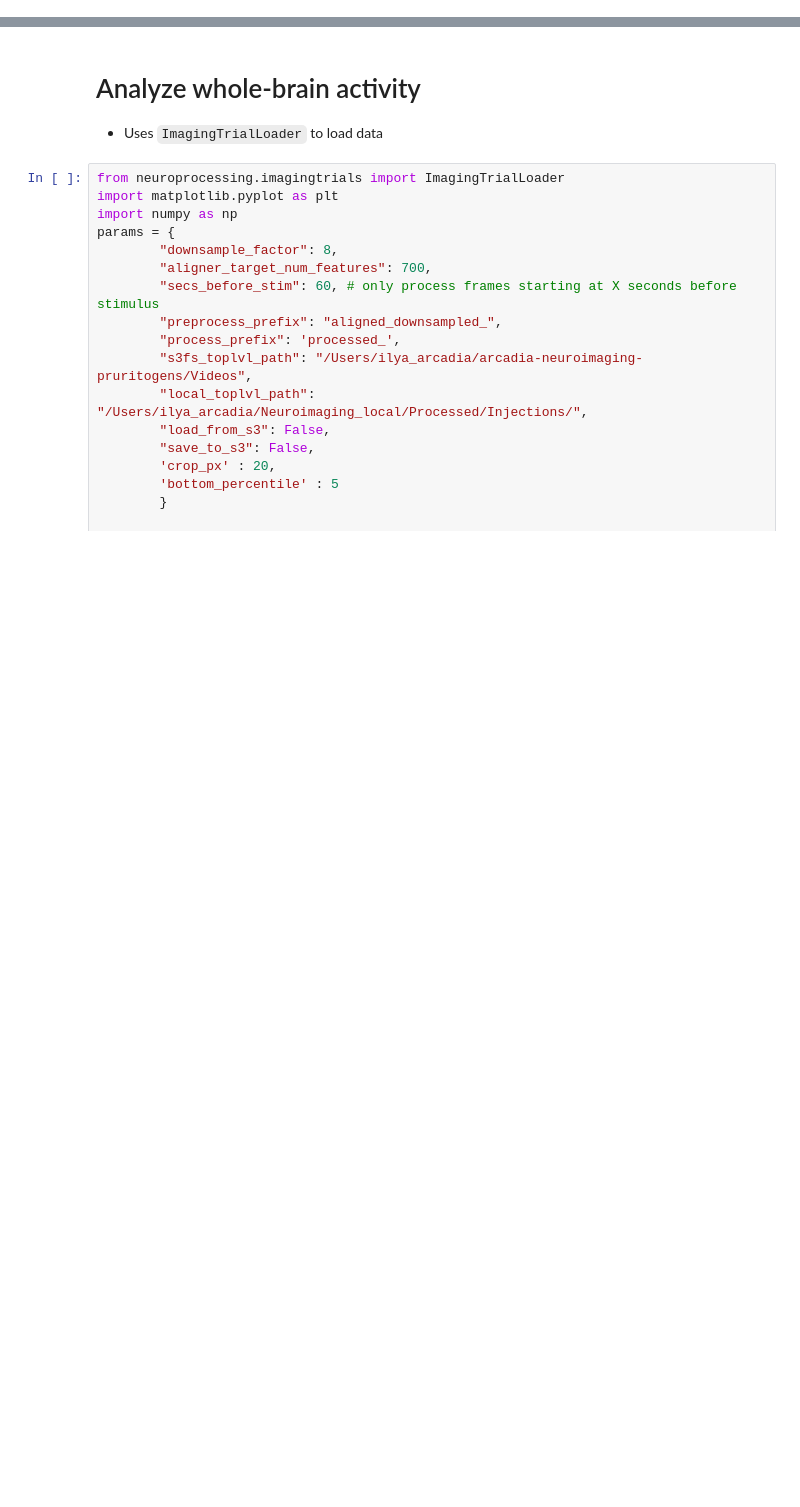
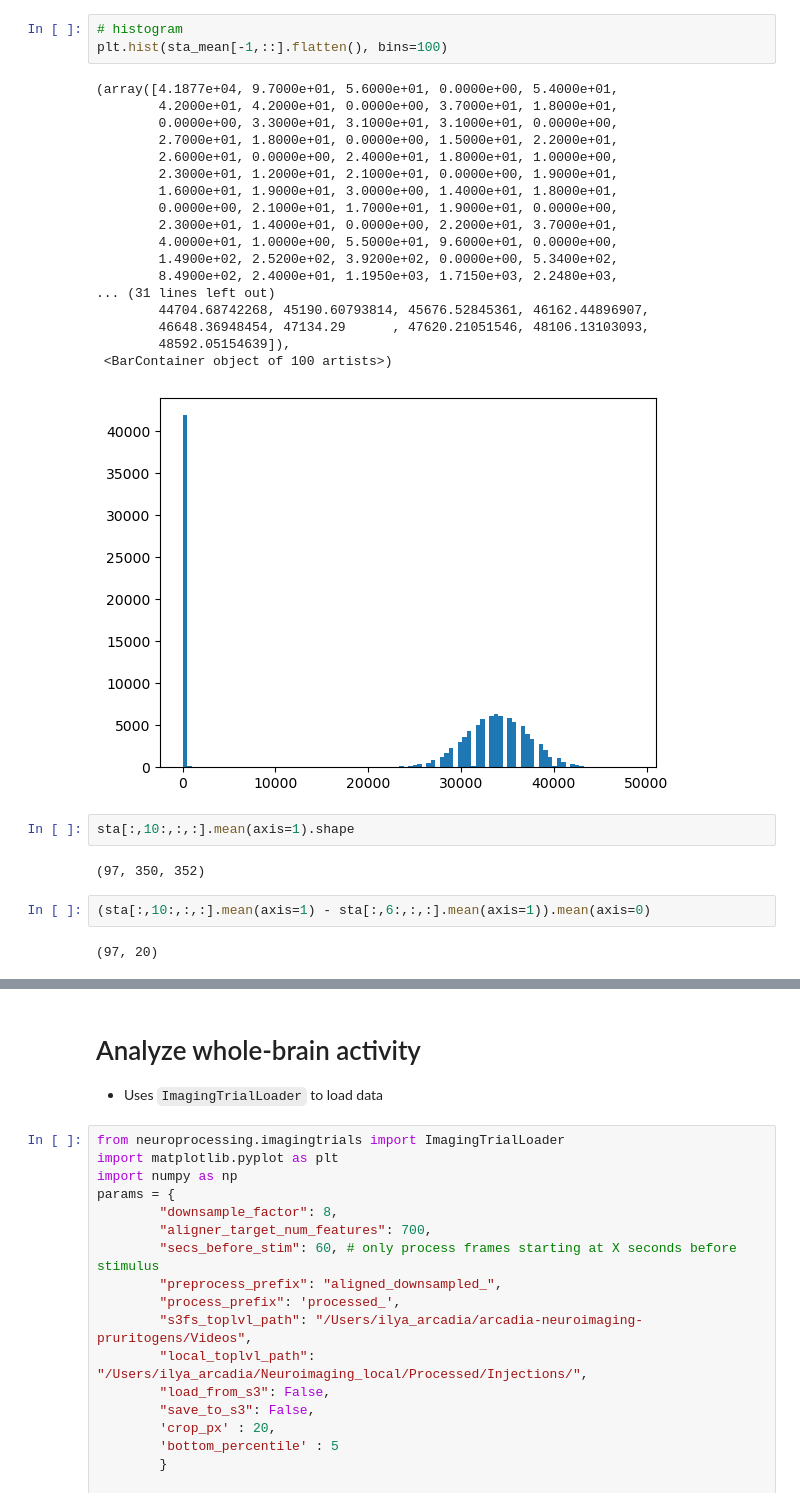
Before and after one commit to Arcadia-Science/2024-sensory-neuroimaging, a Jupyter notebook: notebooks/injection_analysis.ipynb, the cells around one changed output, grey strips where cells are left out. Saved outputs shown, nothing was run; the diff lists cells and outputs as text; blank space fills up the shorter version.

```diff
--- a/notebooks/injection_analysis.ipynb
+++ b/notebooks/injection_analysis.ipynb
@@ -0,0 +102,30 @@
+# %%
+# histogram
+plt.hist(sta_mean[-1,::].flatten(), bins=100)
+# %% [output]
+(array([4.1877e+04, 9.7000e+01, 5.6000e+01, 0.0000e+00, 5.4000e+01,
+        4.2000e+01, 4.2000e+01, 0.0000e+00, 3.7000e+01, 1.8000e+01,
+        0.0000e+00, 3.3000e+01, 3.1000e+01, 3.1000e+01, 0.0000e+00,
+        2.7000e+01, 1.8000e+01, 0.0000e+00, 1.5000e+01, 2.2000e+01,
+        2.6000e+01, 0.0000e+00, 2.4000e+01, 1.8000e+01, 1.0000e+00,
+        2.3000e+01, 1.2000e+01, 2.1000e+01, 0.0000e+00, 1.9000e+01,
+        1.6000e+01, 1.9000e+01, 3.0000e+00, 1.4000e+01, 1.8000e+01,
+        0.0000e+00, 2.1000e+01, 1.7000e+01, 1.9000e+01, 0.0000e+00,
+        2.3000e+01, 1.4000e+01, 0.0000e+00, 2.2000e+01, 3.7000e+01,
+        4.0000e+01, 1.0000e+00, 5.5000e+01, 9.6000e+01, 0.0000e+00,
+        1.4900e+02, 2.5200e+02, 3.9200e+02, 0.0000e+00, 5.3400e+02,
+        8.4900e+02, 2.4000e+01, 1.1950e+03, 1.7150e+03, 2.2480e+03,
+... (31 lines left out)
+        44704.68742268, 45190.60793814, 45676.52845361, 46162.44896907,
+        46648.36948454, 47134.29      , 47620.21051546, 48106.13103093,
+        48592.05154639]),
+ <BarContainer object of 100 artists>)
+[figure, added]
+# %%
+sta[:,10:,:,:].mean(axis=1).shape
+# %% [output]
+(97, 350, 352)
+# %%
+(sta[:,10:,:,:].mean(axis=1) - sta[:,6:,:,:].mean(axis=1)).mean(axis=0)
+# %% [output]
+(97, 20)
```
Also changed, not shown: parts of 10 cells of this notebook, 1 other file.
